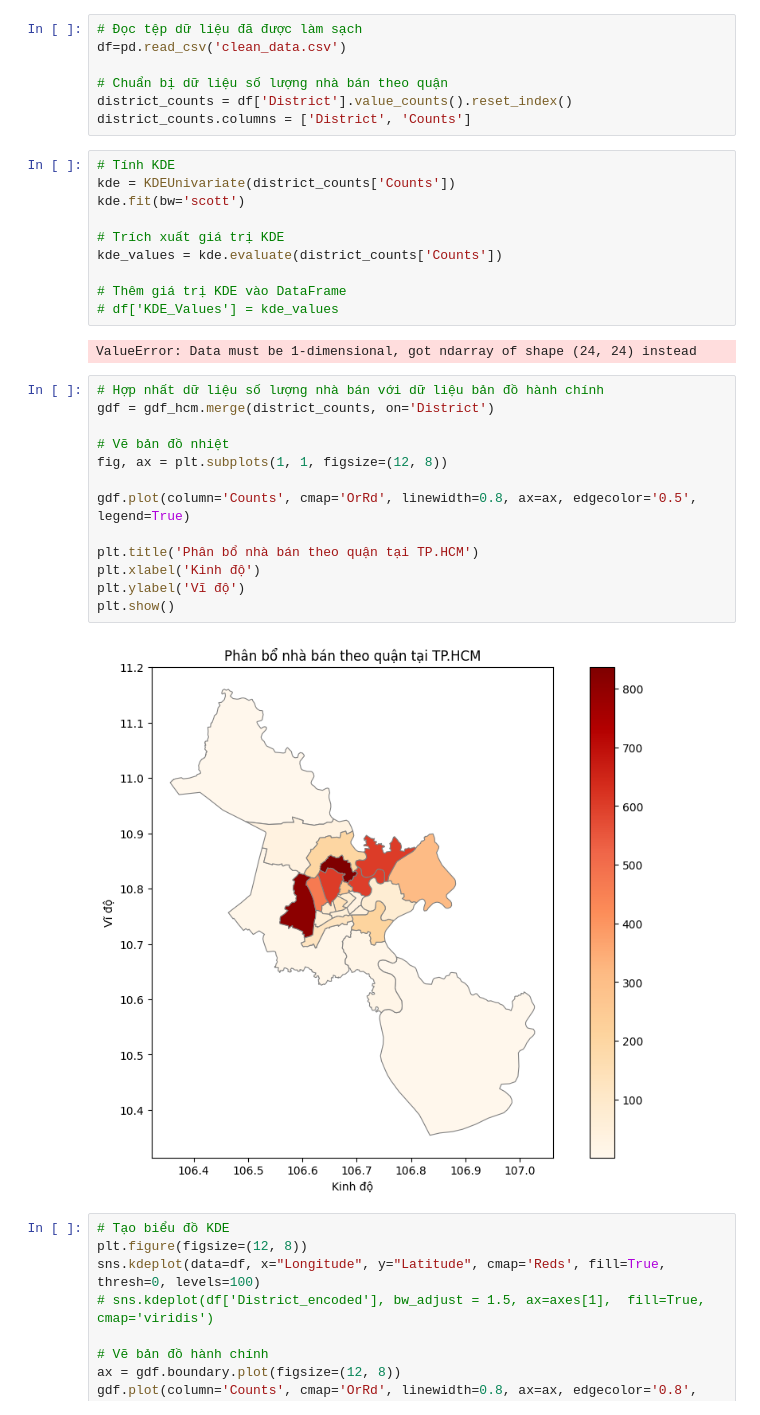
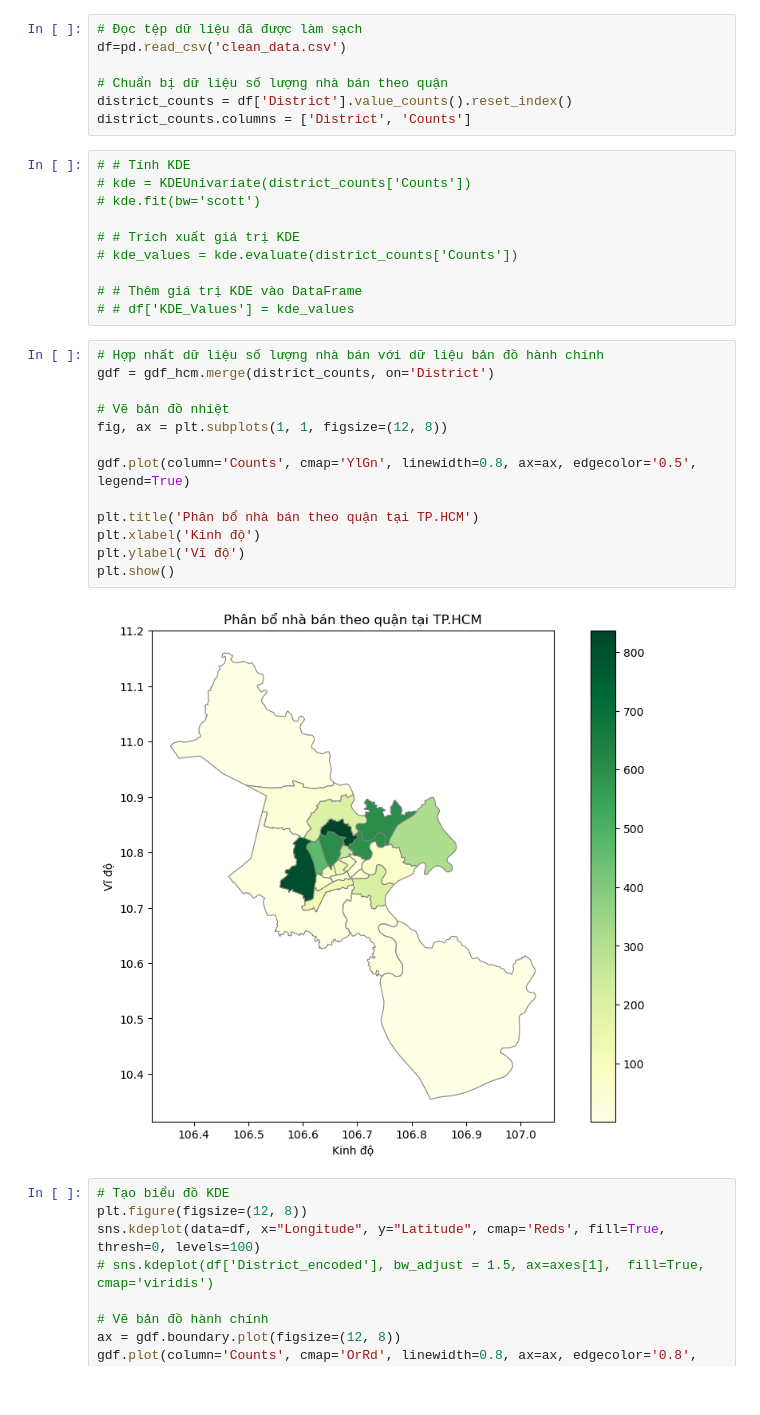
Before and after one commit to vtphatt2/House-Price-Prediction, a Jupyter notebook: KDE/map.ipynb, the cells around one changed output. Drawn from its saved outputs; the diff is of its cells as text.

```diff
--- a/KDE/map.ipynb
+++ b/KDE/map.ipynb
@@ -37,32 +35,30 @@ df=pd.read_csv('clean_data.csv')
 district_counts = df['District'].value_counts().reset_index()
 district_counts.columns = ['District', 'Counts']
 # %%
-# Tính KDE
-kde = KDEUnivariate(district_counts['Counts'])
-kde.fit(bw='scott')
+# # Tính KDE
+# kde = KDEUnivariate(district_counts['Counts'])
+# kde.fit(bw='scott')
 
-# Trích xuất giá trị KDE
-kde_values = kde.evaluate(district_counts['Counts'])
+# # Trích xuất giá trị KDE
+# kde_values = kde.evaluate(district_counts['Counts'])
 
-# Thêm giá trị KDE vào DataFrame
-# df['KDE_Values'] = kde_values
+# # Thêm giá trị KDE vào DataFrame
+# # df['KDE_Values'] = kde_values
-# %% [output]
-ValueError: Data must be 1-dimensional, got ndarray of shape (24, 24) instead
 # %%
 # Hợp nhất dữ liệu số lượng nhà bán với dữ liệu bản đồ hành chính
 gdf = gdf_hcm.merge(district_counts, on='District')
 
 # Vẽ bản đồ nhiệt
 fig, ax = plt.subplots(1, 1, figsize=(12, 8))
 
-gdf.plot(column='Counts', cmap='OrRd', linewidth=0.8, ax=ax, edgecolor='0.5', legend=True)
+gdf.plot(column='Counts', cmap='YlGn', linewidth=0.8, ax=ax, edgecolor='0.5', legend=True)
 
 plt.title('Phân bổ nhà bán theo quận tại TP.HCM')
 plt.xlabel('Kinh độ')
 plt.ylabel('Vĩ độ')
 plt.show()
 # %% [output]
-[figure, old version]
+[figure, new version]
 # %%
 # Tạo biểu đồ KDE
 plt.figure(figsize=(12, 8))
```
Also changed, not shown: parts of 1 cell of this notebook, 2 other files.
